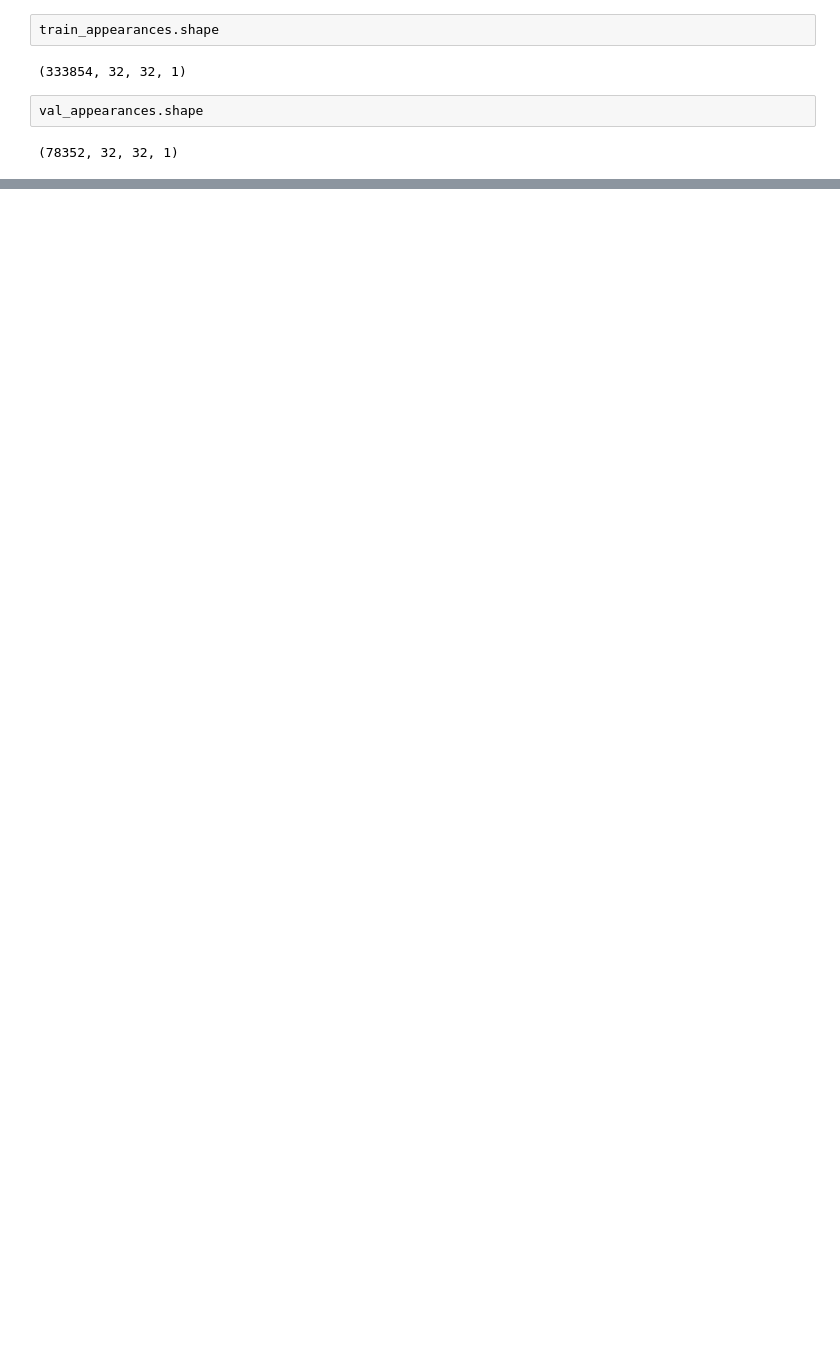
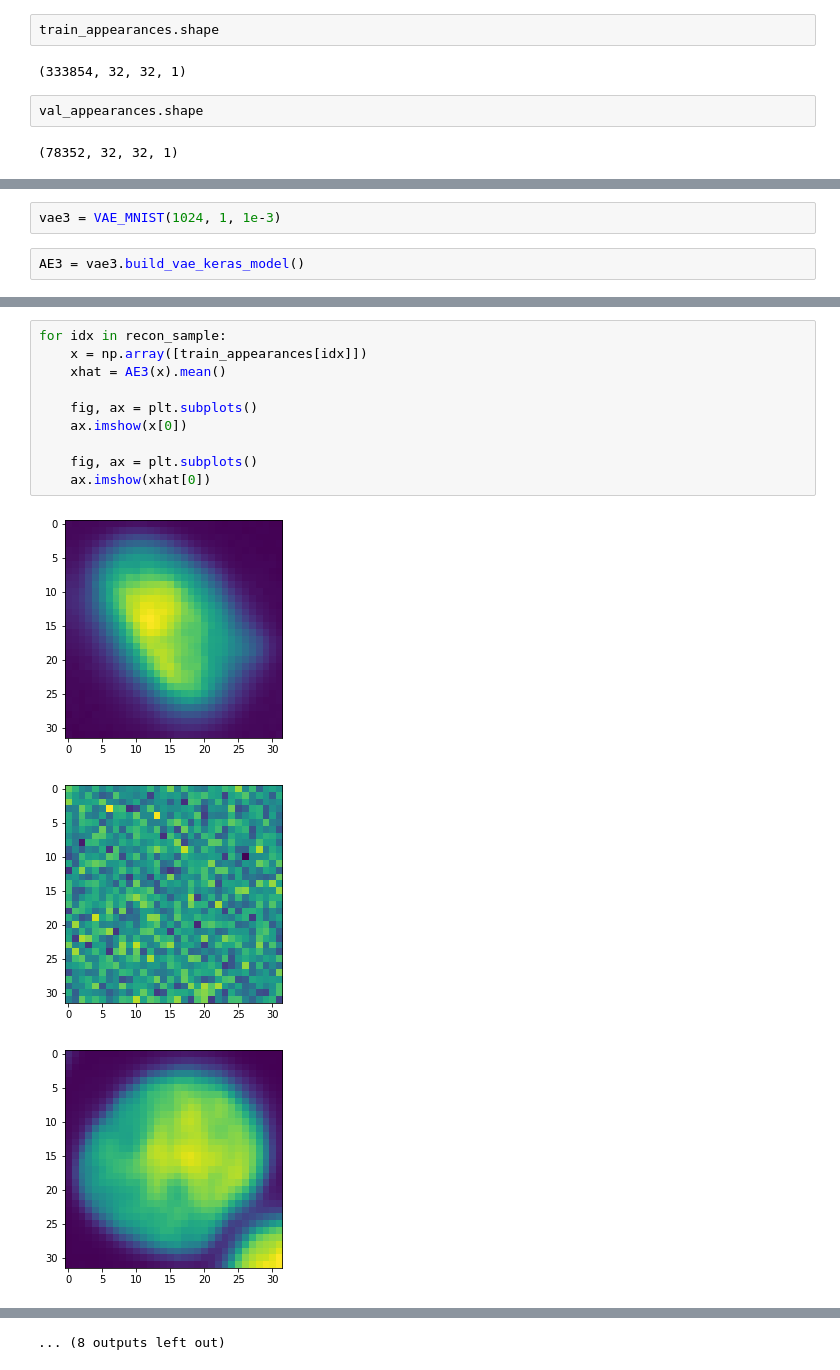
Before and after one commit to kantmanav/cell-life-cycle-vae, a Jupyter notebook: notebooks/load_train_and_test_data.ipynb, the cells around one changed output, grey strips where cells are left out. Saved outputs shown, nothing was run; the diff lists cells and outputs as text; blank space fills up the shorter version.

```diff
--- a/notebooks/load_train_and_test_data.ipynb
+++ b/notebooks/load_train_and_test_data.ipynb
@@ -416,0 +387,4 @@ ax.imshow(xhat[0])
+# %%
+vae3 = VAE_MNIST(1024, 1, 1e-3)
+# %%
+AE3 = vae3.build_vae_keras_model()
@@ -416,0 +438,14 @@ ax.imshow(xhat[0])
+# %%
+for idx in recon_sample:
+    x = np.array([train_appearances[idx]])
+    xhat = AE3(x).mean()
+
+    fig, ax = plt.subplots()
+    ax.imshow(x[0])
+
+    fig, ax = plt.subplots()
+    ax.imshow(xhat[0])
+# %% [output]
+[figure, added]
+[figure, added]
+[figure, added]
@@ -416,0 +461 @@ ax.imshow(xhat[0])
+... (8 outputs left out)
```
Also changed, not shown: parts of 89 cells of this notebook, 13 other files.
